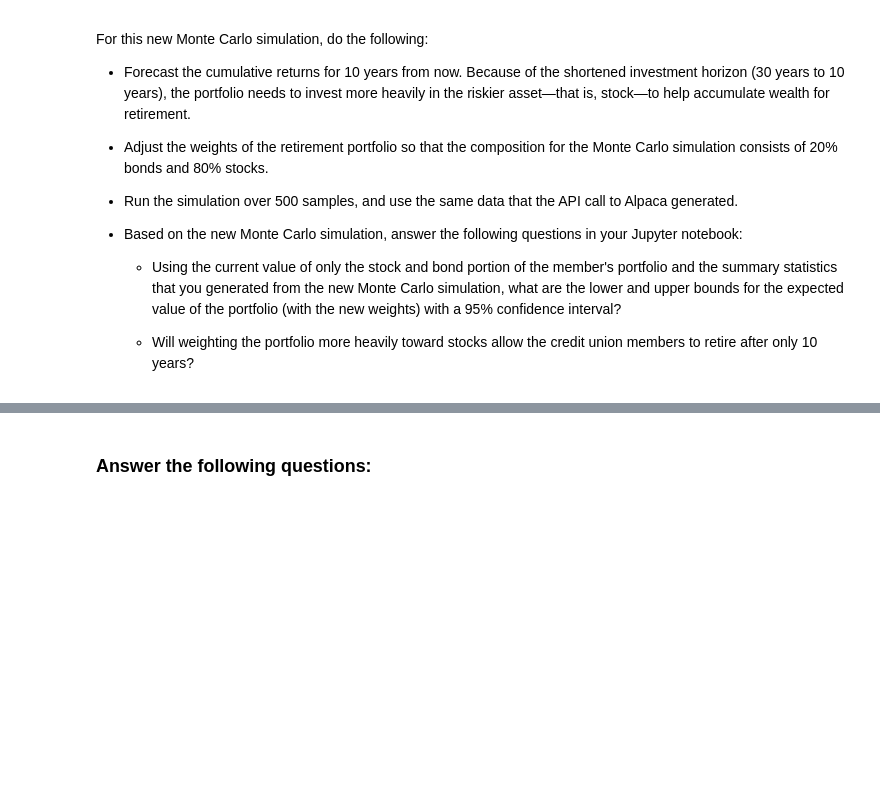
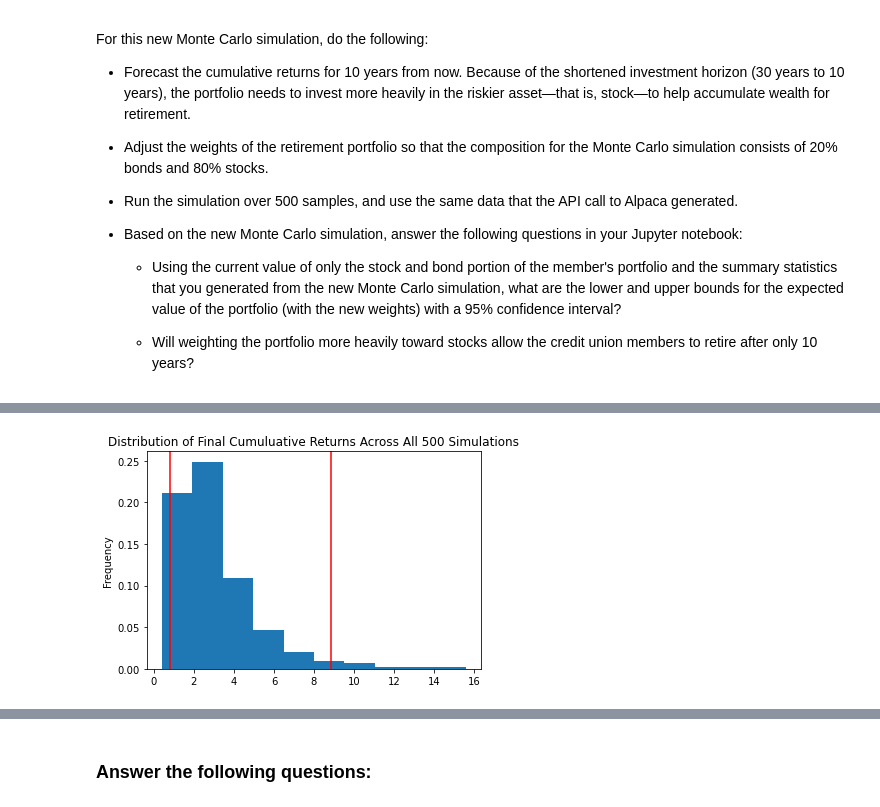
Before and after one commit to rhurst11/Fintech_Module_5_Challenge, a Jupyter notebook: Workspace/financial_planning_tools.ipynb, the cells around one changed output, grey strips where cells are left out. Cells and saved outputs as stored; diff of their text form; code cells hidden in the pictures; blank space fills up the shorter version.

```diff
--- a/Workspace/financial_planning_tools.ipynb
+++ b/Workspace/financial_planning_tools.ipynb
@@ -676,7 +728,12 @@ For this new Monte Carlo simulation, do the following:
 # %%
 # Visualize the probability distribution of the 10-year Monte Carlo simulation
 # by plotting a histogram
-# YOUR CODE HERE
+
+MC_sim_dist_plot = MC_ten_year.plot_distribution()
+
+MC_sim_dist_plot.get_figure().savefig("MC_ten_year_dist_plot.png",bbox_inches="tight")
+# %% [output]
+[figure, added]
 # %%
 # Generate summary statistics from the 10-year Monte Carlo simulation results
 # Save the results as a variable
```
Also changed, not shown: parts of 6 cells of this notebook, 2 other files.
